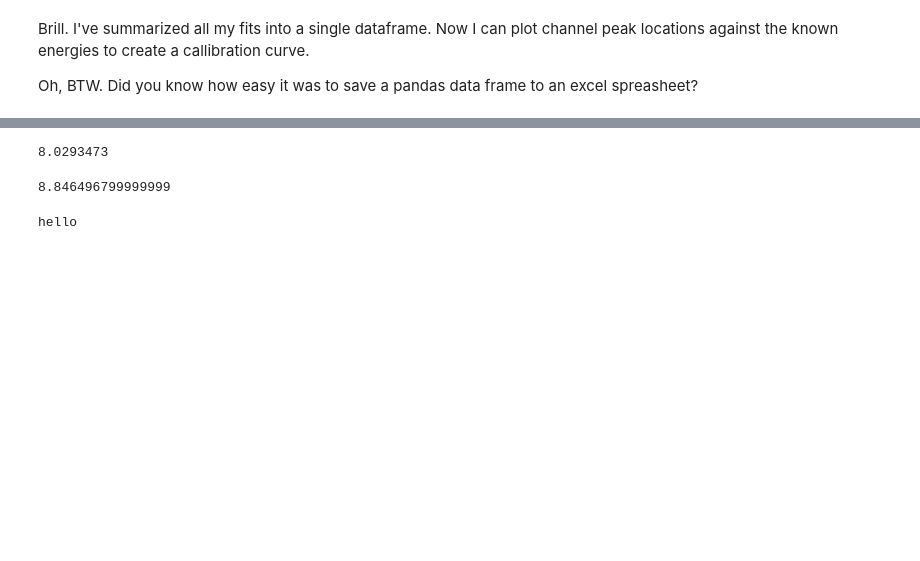
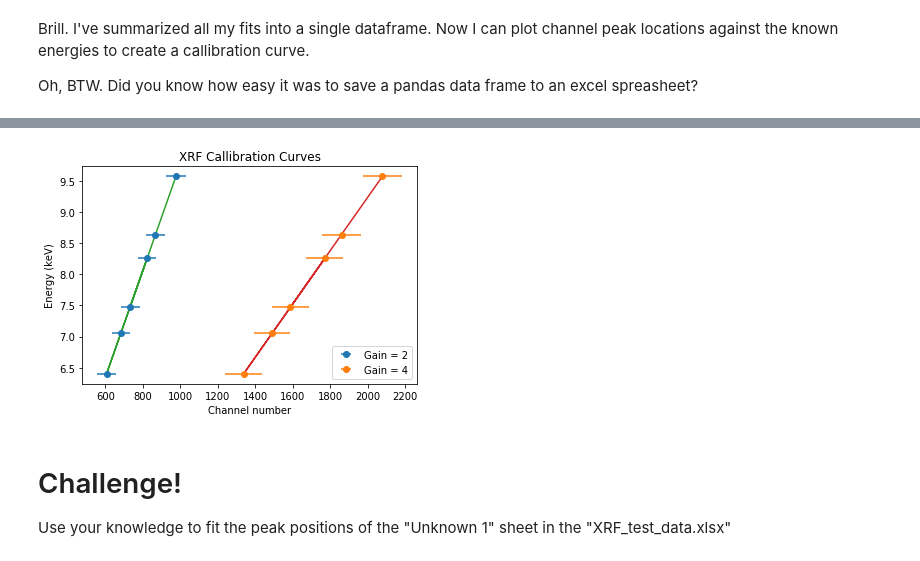
Before and after one commit to rtreharne/XRF, a Jupyter notebook: HiPy for Second Year Physics | XRF Workbook.ipynb, the cells around one changed output, grey strips where cells are left out. Cells and saved outputs as stored; diff of their text form; code cells hidden in the pictures; blank space fills up the shorter version.

```diff
--- a/HiPy for Second Year Physics | XRF Workbook.ipynb
+++ b/HiPy for Second Year Physics | XRF Workbook.ipynb
@@ -481,12 +490,13 @@ unknown
-# %%
-m*796.89+c
-# %% [output]
-8.0293473
-# %%
-m*892.24+c
-# %% [output]
-8.846496799999999
-# %%
-print('hello')
-# %% [output]
-hello
+# %%
+# import the Model class from lmfit
+from lmfit import Model
+
+# create the module using your defined linear function
+linmodel = Model(fitFunc)
+
+# fit your linear model to your data sets using guesstimates for m and c
+result_gain_2 = linmodel.fit(y2, x=x2, m=0.1, c=6)
+result_gain_4 = linmodel.fit(y4, x=x4, m=0.1, c=6)
+
+# Bosh! done. If you want to see the results, i.e. your fitted parameters and your chi squared value,
+# simply run the cells below
@@ -492,0 +506,26 @@ hello
+# %%
+# Now let's creat our plots again and add the straight line fits this time
+
+# create a figure
+fig, ax = plt.subplots()
+
+# To create a scatterplot with error bars use the 'errorbar' chart type from matplotlib
+ax.errorbar(x2, y2, xerr=xerr2, label='Gain = 2', fmt='o')
+ax.errorbar(x4, y4, xerr=xerr4, label='Gain = 4', fmt='o')
+
+ax.plot(x2, result_gain_2.best_fit)
+ax.plot(x4, result_gain_4.best_fit)
+
+ax.set_xlabel("Channel number")
+ax.set_ylabel("Energy (keV)")
+ax.set_title("XRF Callibration Curves")
+
+
+ax.legend()
+plt.show()
+# %% [output]
+[figure, added]
+# %% [markdown]
+# Challenge!
+
+Use your knowledge to fit the peak positions of the "Unknown 1" sheet in the "XRF_test_data.xlsx"
```
Also changed, not shown: parts of 17 cells of this notebook, 10 other files.
